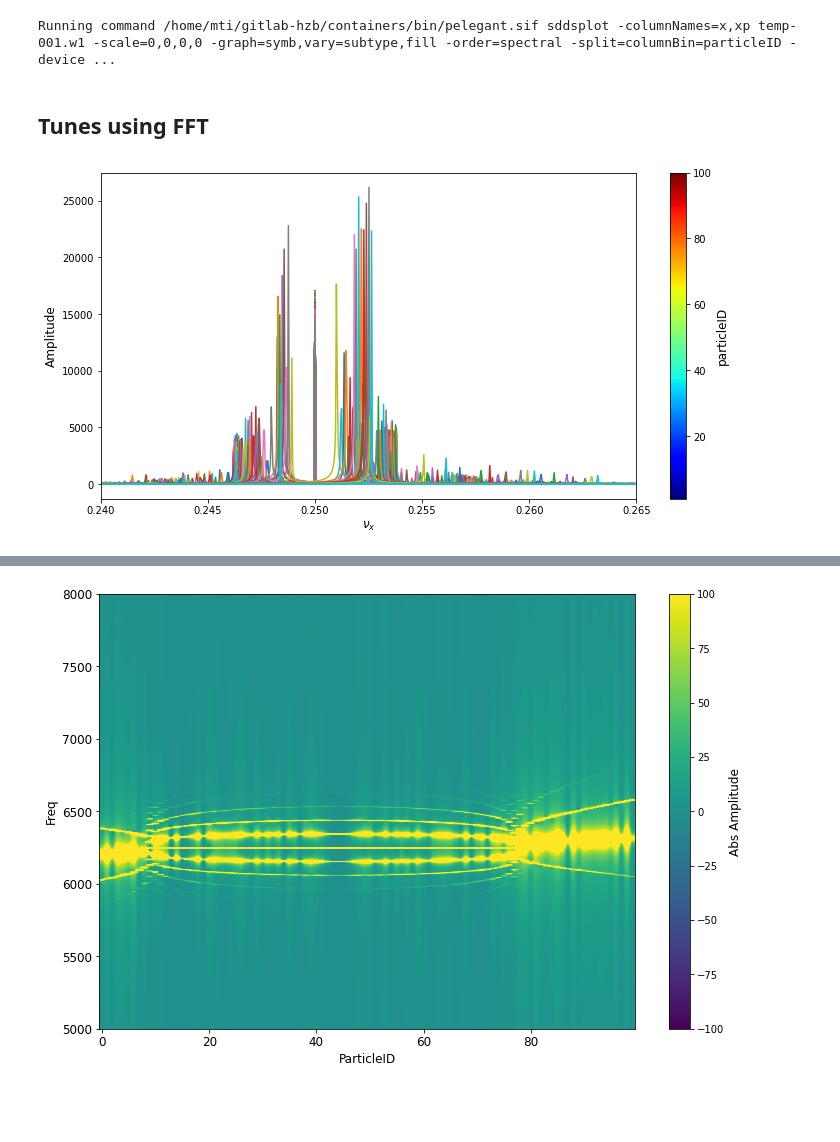
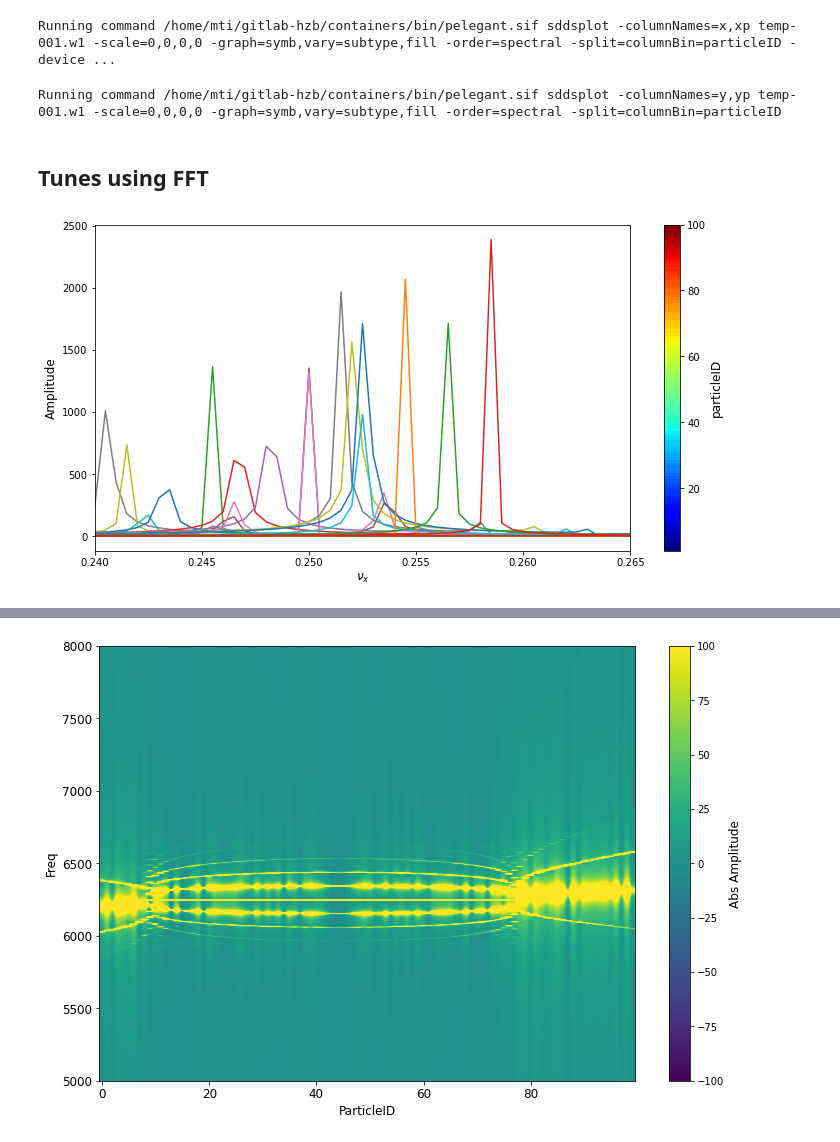
Before and after one commit to tomerten/PyElegant, a Jupyter notebook: notebooks/Example_004_FFT_islands.ipynb, the cells around one changed output, grey strips where cells are left out. Drawn from its saved outputs; the diff is of its cells as text; code cells hidden in the pictures; blank space fills up the shorter version.

```diff
--- a/notebooks/Example_004_FFT_islands.ipynb
+++ b/notebooks/Example_004_FFT_islands.ipynb
@@ -201,7 +208,8 @@ sddsp = SDDS(sif,"temp-001.w1",0)
 
 # read data in dataframe
 pdata = sddsp.readParticleData()
-pdata = pdata.compute() # large file -> dask lazy dataframe laod it with compute - careful with memory!!!
+# pdata = pdata.compute() # large file -> dask lazy dataframe laod it with compute - careful with memory!!!
+pdata
 # %% [output]
 False
 temp-001.w1
@@ -225,6 +245,19 @@ sddsp.sddsplot_base(
 )
 # %% [output]
 Running command /home/mti/gitlab-hzb/containers/bin/pelegant.sif sddsplot -columnNames=x,xp temp-001.w1 -scale=0,0,0,0 -graph=symb,vary=subtype,fill -order=spectral -split=columnBin=particleID -device ...
+# %%
+sddsp.sddsplot_base(
+    columnNames="y,yp",
+    file="temp-001.w1",
+    scale="0,0,0,0",
+    graph="symb,vary=subtype,fill",
+    order="spectral",
+    split="columnBin=particleID",
+#     device="gif",
+#     output="FODO_island_init_px_non_zero_symplectic.gif"
+)
+# %% [output]
+Running command /home/mti/gitlab-hzb/containers/bin/pelegant.sif sddsplot -columnNames=y,yp temp-001.w1 -scale=0,0,0,0 -graph=symb,vary=subtype,fill -order=spectral -split=columnBin=particleID
 # %% [markdown]
 ## Tunes using FFT
 # %%
@@ -263,24 +296,24 @@ for i, df in pdata.groupby("particleID"):
 # %%
 fig, ax = plt.subplots(figsize=(12,6))
 
 n=100
 cmap = mpl.cm.get_cmap('jet', n)
 
 # colorbar setup
 dummie_cax = ax.scatter(range(1,n+1), range(1,n+1), c=range(1,n+1), cmap=cmap)
 
-freq = np.fft.fftfreq(25000)
+freq = np.fft.fftfreq(2000)
 
 for i, g in pdata.groupby("particleID"):
     df = g
     sp = np.fft.fft(df.x)
     ax.plot(freq,abs(sp.real))
 
 plt.xlim(0.24,0.265)
 plt.xlabel(r"$\nu_x$", fontsize=12)
 plt.ylabel(r"Amplitude",fontsize=12)
 cb =plt.colorbar(dummie_cax, label="ParticleID")
 cb.set_label("particleID",fontsize=12)
 # plt.savefig("FFT.png")
 # %% [output]
-[figure, old version]
+[figure, new version]
```
Also changed, not shown: parts of 26 cells of this notebook, 18 other files.
